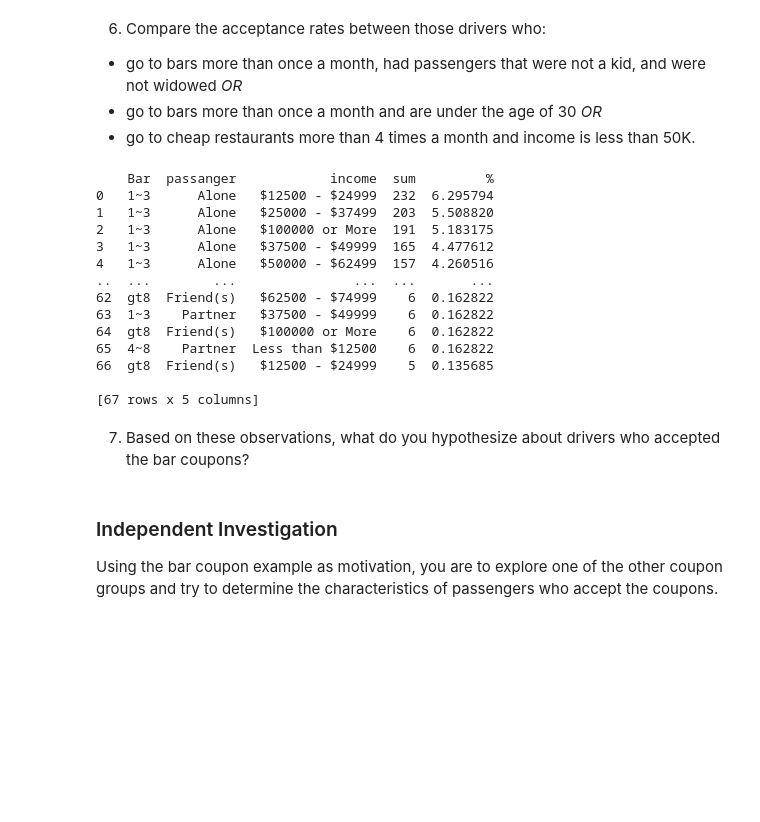
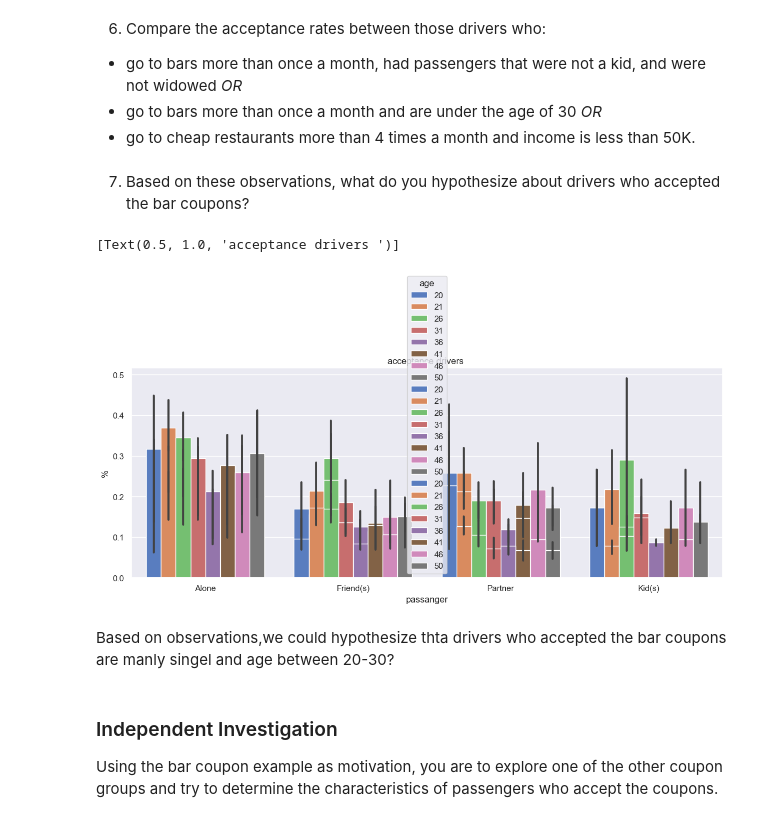
Before and after one commit to rvadavia/Testing-Git-for-UBC--ML, a Jupyter notebook: Assignment 5.1.ipynb, the cells around one changed output. Saved outputs shown, nothing was run; the diff lists cells and outputs as text; code cells hidden in the pictures; blank space fills up the shorter version.

```diff
--- a/Assignment 5.1.ipynb
+++ b/Assignment 5.1.ipynb
@@ -356,33 +340,50 @@ I am having hard tiime to figuer what plot to use for represention of  data
 - go to bars more than once a month, had passengers that were not a kid, and were not widowed *OR*
 - go to bars more than once a month and are under the age of 30 *OR*
 - go to cheap restaurants more than 4 times a month and income is less than 50K.
-# %%
-barAgePassOccup_Coupons = data[["Bar","passanger","income"]]
-barAgePassOccup_Coupons = barAgePassOccup_Coupons.query('passanger != "Kid(s)"  & (Bar == "1~3" | Bar == "4~8" | Bar == "gt8")  ')
-#farming, fishing, or forestry.
-barAgePassOccup_Coupons = barAgePassOccup_Coupons.value_counts()
-barAgePassOccup_Coupons = barAgePassOccup_Coupons.reset_index()
-barAgePassOccup_Coupons.columns = ["Bar","passanger","income","sum"]
-total = barAgePassOccup_Coupons[['sum']].sum(axis=0)
-barAgePassOccup_Coupons['%'] = barAgePassOccup_Coupons['sum'] * 100/ total[0]
-print(barAgePassOccup_Coupons)
-# %% [output]
-    Bar  passanger            income  sum         %
-0   1~3      Alone   $12500 - $24999  232  6.295794
-1   1~3      Alone   $25000 - $37499  203  5.508820
-2   1~3      Alone   $100000 or More  191  5.183175
-3   1~3      Alone   $37500 - $49999  165  4.477612
-4   1~3      Alone   $50000 - $62499  157  4.260516
-..  ...        ...               ...  ...       ...
-62  gt8  Friend(s)   $62500 - $74999    6  0.162822
-63  1~3    Partner   $37500 - $49999    6  0.162822
-64  gt8  Friend(s)   $100000 or More    6  0.162822
-65  4~8    Partner  Less than $12500    6  0.162822
-66  gt8  Friend(s)   $12500 - $24999    5  0.135685
-
-[67 rows x 5 columns]
 # %% [markdown]
 7.  Based on these observations, what do you hypothesize about drivers who accepted the bar coupons?
+# %%
+barAgePassInc_Coupons = data[["Bar","passanger","age","RestaurantLessThan20","income"]]
+
+passlist = ["Kid(s)","widowed"]
+barlist = ["1~3","4~8","gt8"]
+incomlist = ['$37500 - $49999', 'Less than $12500','$25000 - $37499']
+#RestaurantLessThan20
+bbarAgePassInc_Coupons = barAgePassInc_Coupons.astype({'age':'int'})
+# bbarAgePassInc_Coupons.info()
+# print(bbarAgePassInc_Coupons["income"].unique())
+# print(bbarAgePassInc_Coupons["Bar"].unique())
+# print(bbarAgePassInc_Coupons["age"].unique())
+bbarAgePassInc_Coupons = bbarAgePassInc_Coupons.query( '((passanger not in @passlist) & (Bar in @barlist)) | ((Bar in @barlist) & ( age < 30 )) | ((income in @incomlist) & (RestaurantLessThan20 in @barlist)) ')
+bbarAgePassInc_Coupons = bbarAgePassInc_Coupons.value_counts()
+bbarAgePassInc_Coupons = bbarAgePassInc_Coupons.reset_index()
+bbarAgePassInc_Coupons.columns = ["Bar","passanger","age","RestaurantLessThan20","income","sum"]
+total = bbarAgePassInc_Coupons[['sum']].sum(axis=0)
+bbarAgePassInc_Coupons['%'] = bbarAgePassInc_Coupons['sum'] * 100/ total[0]
+plt.figure(figsize=(14, 5))
+sns.barplot(data=bbarAgePassInc_Coupons,
+             x="Bar",
+             y="%",
+             hue="age",
+             palette = "muted"
+            ).set(title='acceptance drivers ')
+sns.barplot(data=bbarAgePassInc_Coupons,
+             x="RestaurantLessThan20",
+             y="%",
+             hue="age",
+             palette = "muted"
+            ).set(title='acceptance drivers ')
+sns.barplot(data=bbarAgePassInc_Coupons,
+             x="passanger",
+             y="%",
+             hue="age",
+             palette = "muted"
+            ).set(title='acceptance drivers ')
+# %% [output]
+[Text(0.5, 1.0, 'acceptance drivers ')]
+[figure, added]
+# %% [markdown]
+Based on observations,we could hypothesize thta drivers who accepted the bar coupons are manly singel and age between 20-30?
 # %% [markdown]
 ### Independent Investigation
 
```
Also changed, not shown: parts of 4 cells of this notebook.
